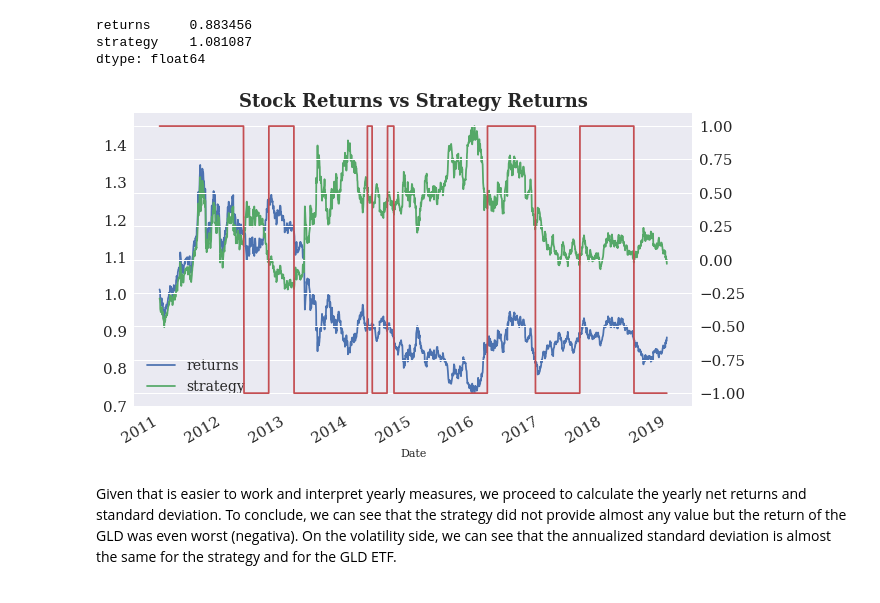
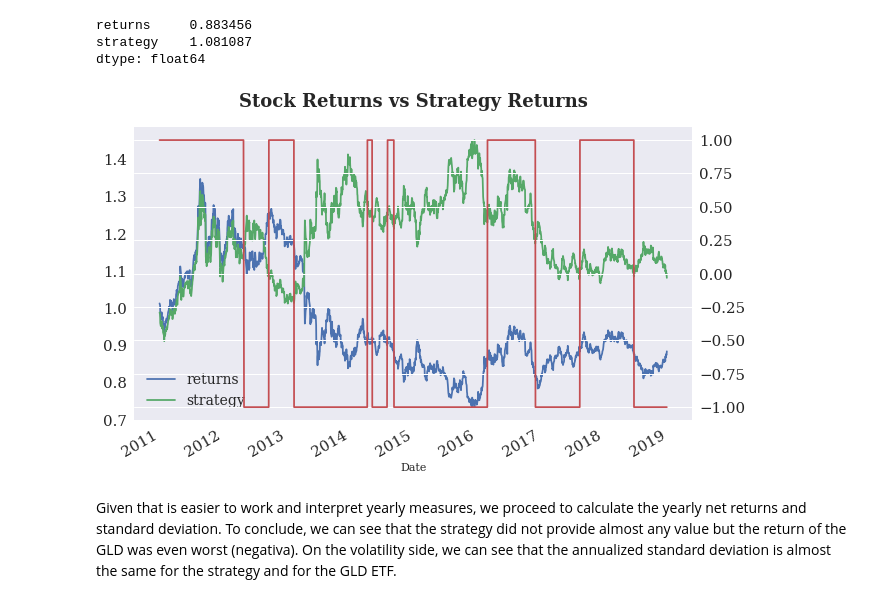
Before and after one commit to mateomarks/Algorithmic-Trading, a Jupyter notebook: Simple Moving Average.ipynb, the cells around one changed output. Cells and saved outputs as stored; diff of their text form; code cells hidden in the pictures.

```diff
--- a/Simple Moving Average.ipynb
+++ b/Simple Moving Average.ipynb
@@ -163,13 +163,13 @@ dtype: float64
 # %%
 ax = data[['returns', 'strategy']].dropna() \
     .cumsum().apply(np.exp).plot(figsize=(10, 6),fontsize=15)
 
-ax.set_title('Stock Returns vs Strategy Returns',fontsize=18,fontweight="bold")
+ax.set_title('Stock Returns vs Strategy Returns',fontsize=18,fontweight="bold", pad=20)
 data['position'].plot(ax=ax, secondary_y='position',fontsize=15)
 ax.grid(False)
 ax.legend(loc='lower left',fontsize=14);
 # %% [output]
-[figure, old version]
+[figure, new version]
 # %% [markdown]
 Given that is easier to work and interpret yearly measures, we proceed to calculate the yearly net returns and standard deviation. To conclude, we can see that the strategy did not provide almost any value but the return of the GLD was even worst (negativa). On the volatility side, we can see that the annualized standard deviation is almost the same for the strategy and for the GLD ETF.
 # %%
```
Also changed, not shown: parts of 3 cells of this notebook.
